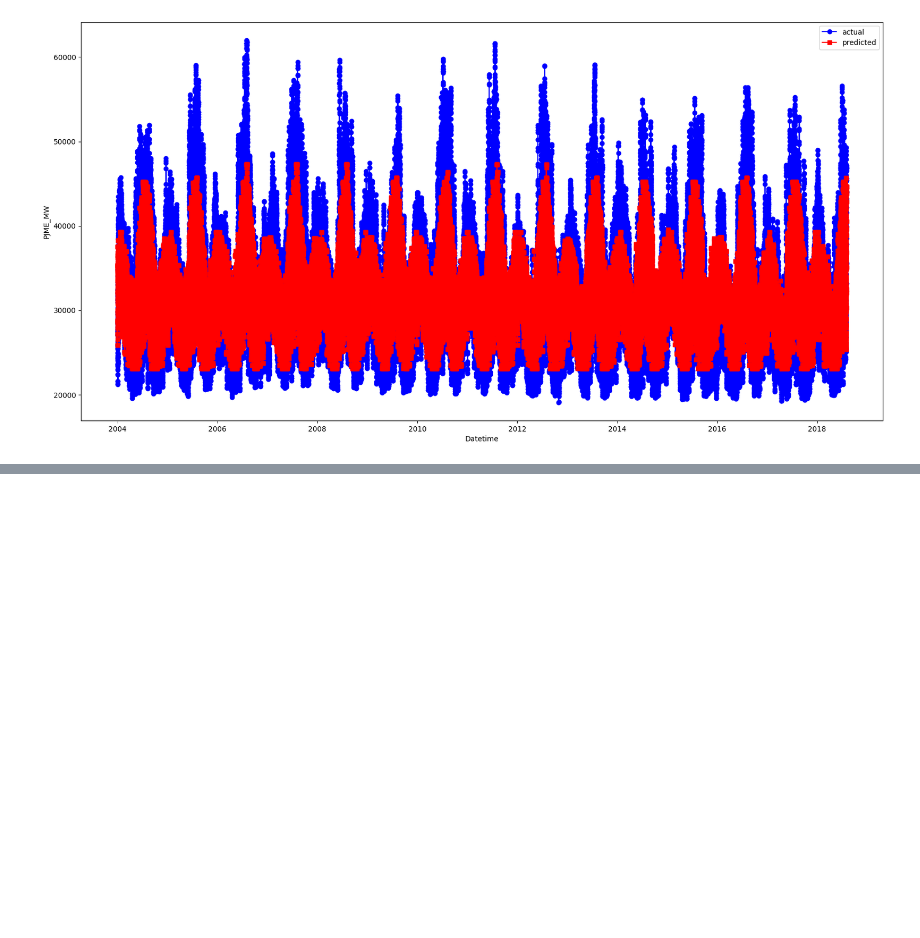
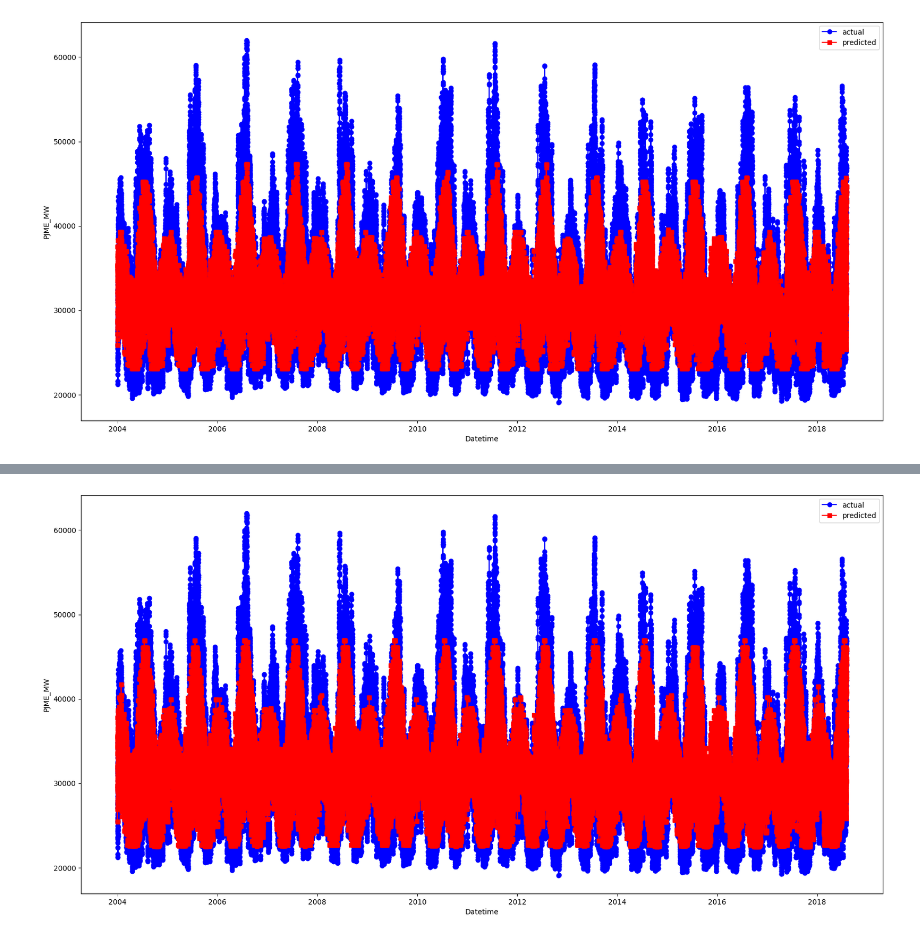
Before and after one commit to Aasneh/CS-361-Machine-Learning-Project, a Jupyter notebook: Code/XGBoost.ipynb, the cells around one changed output, grey strips where cells are left out. Cells and saved outputs as stored; diff of their text form; code cells hidden in the pictures; blank space fills up the shorter version.

```diff
--- a/Code/XGBoost.ipynb
+++ b/Code/XGBoost.ipynb
@@ -408,0 +560,13 @@ plt.show()
+# %%
+plt.figure(figsize=(20,10))
+plt.plot(new_df['Datetime'], Y, label='actual',color='blue', marker='o')
+
+plt.plot(new_df['Datetime'], model.predict(X), label='predicted',color='red', marker='s')
+
+plt.xlabel('Datetime')
+plt.ylabel('PJME_MW')
+
+plt.legend()
+plt.show()
+# %% [output]
+[figure, added]
```
Also changed, not shown: parts of 11 cells of this notebook.
